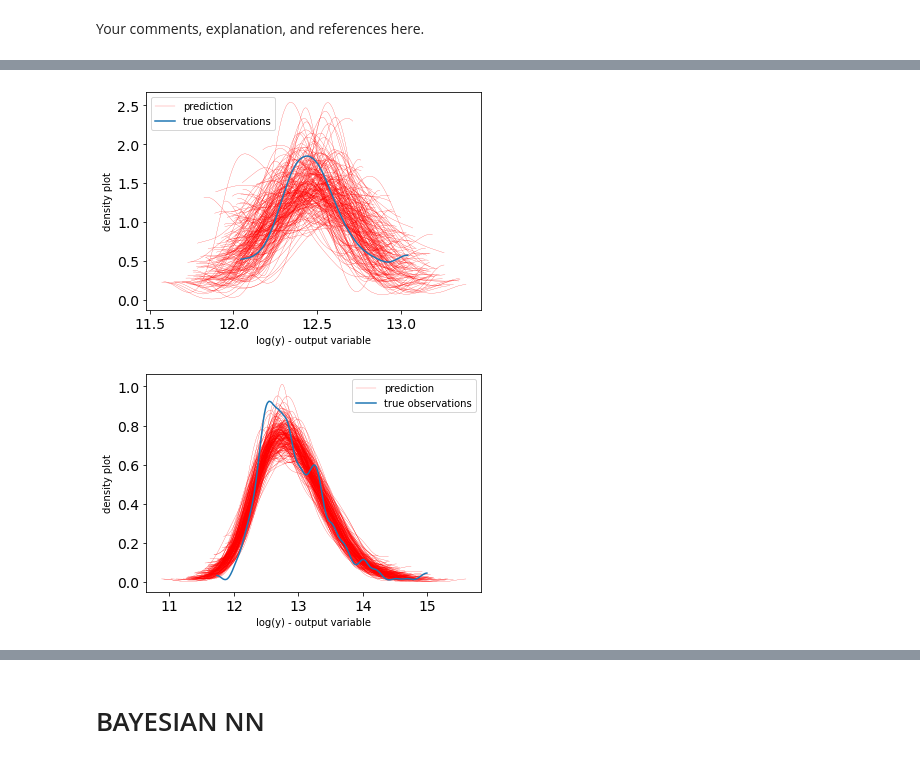
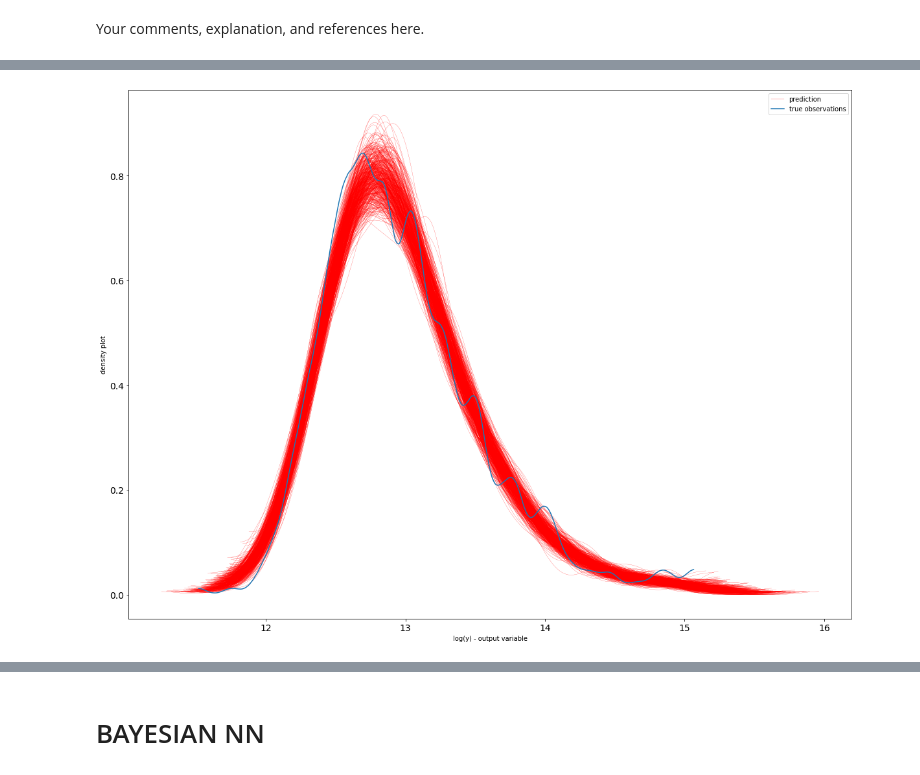
Before and after one commit to aoudjit/aoudjit, a Jupyter notebook: ET5003_KaggleCompetition_Aziz_AOUDJIT_20201281.ipynb, the cells around one changed output, grey strips where cells are left out. Saved outputs shown, nothing was run; the diff lists cells and outputs as text; code cells hidden in the pictures.

```diff
--- a/ET5003_KaggleCompetition_Aziz_AOUDJIT_20201281.ipynb
+++ b/ET5003_KaggleCompetition_Aziz_AOUDJIT_20201281.ipynb
@@ -326,0 +832,7 @@ Your comments, explanation, and references here.
+# %%
+nlp2 = NlpPipeline (X_val.Description,excluded_words)
+data2 = nlp2.build()
+data_df2 = pd.DataFrame(np.array(data2)).add_prefix('C')
+features_val = vectorizer.transform(data_df2.C0)
+reduced_features_val = pca.transform(features_val.toarray())
+print(reduced_features_val.shape)
@@ -326,0 +841,12 @@ Your comments, explanation, and references here.
+# %%
+X_val['Feat1'] = reduced_features_val.T[0]
+X_val['Feat2'] = reduced_features_val.T[1]
+X_val['Feat3'] = reduced_features_val.T[2]
+#X_val['Feat4'] = reduced_features_val.T[3]
+xval_feat = ['Latitude','Longitude','Num_Bathrooms','Num_Beds','Surface','BER_class_enc','Location','Feat1','Feat2','Feat3']
+# dropna: remove missing values
+newX_val = X_val[xval_feat].dropna(axis=0)
+pred_test = reg.predict(newX_val)
+print ("R2 Score =",r2_score(y_val, pred_test))
+print("MAE = ",(np.mean(abs(pred_test - y_val))))
+print("MAPE = ",(np.mean(abs(pred_test - y_val) / y_val)))
@@ -453,13 +931,14 @@ def predict_posterior(Xn,yn,yscaller,nsamples):
 # %%
-Xn0,yn0,yscaller0,ylog0,Xtestn0=clusters(X_train,X_val,y_train,0)
-Ypred0,posterior0=predict_posterior(Xn0,yn0,yscaller0,200)
-Xn1,yn1,yscaller1,ylog1,Xtestn1=clusters(X_train,X_val,y_train,1)
-Ypred1,posterior1=predict_posterior(Xn1,yn1,yscaller1,200)
-Xn2,yn2,yscaller2,ylog2,Xtestn2=clusters(X_train,X_val,y_train,2)
-Ypred2,posterior2=predict_posterior(Xn2,yn2,yscaller2,200)
-Xn3,yn3,yscaller3,ylog3,Xtestn3=clusters(X_train,X_val,y_train,3)
-Ypred3,posterior3=predict_posterior(Xn3,yn3,yscaller3,200)
-Xn4,yn4,yscaller4,ylog4,Xtestn4=clusters(X_train,X_val,y_train,4)
-Ypred4,posterior4=predict_posterior(Xn4,yn4,yscaller4,200)
+
+Xn0,yn0,yscaller0,ylog0,Xtestn0=clusters(np.array(newX_train),np.array(newX_val),np.array(y_train).reshape(-1,1),0)
+Ypred0,posterior0=predict_posterior(Xn0,yn0,yscaller0,500)
+Xn1,yn1,yscaller1,ylog1,Xtestn1=clusters(np.array(newX_train),np.array(newX_val),np.array(y_train).reshape(-1,1),1)
+Ypred1,posterior1=predict_posterior(Xn1,yn1,yscaller1,500)
+Xn2,yn2,yscaller2,ylog2,Xtestn2=clusters(np.array(newX_train),np.array(newX_val),np.array(y_train).reshape(-1,1),2)
+Ypred2,posterior2=predict_posterior(Xn2,yn2,yscaller2,500)
+Xn3,yn3,yscaller3,ylog3,Xtestn3=clusters(np.array(newX_train),np.array(newX_val),np.array(y_train).reshape(-1,1),3)
+Ypred3,posterior3=predict_posterior(Xn3,yn3,yscaller3,500)
+#Xn4,yn4,yscaller4,ylog4,Xtestn4=clusters(X_train,X_val,y_train,4)
+#Ypred4,posterior4=predict_posterior(Xn4,yn4,yscaller4,200)
 # %% [output]
 [interactive output not drawn]
@@ -501,12 +968,10 @@ plot(Ypred3,ylog3)
 # %%
-plot(Ypred4,ylog4)
+#plot(Ypred4,ylog4)
-# %% [output]
-[figure, removed]
 # %%
 # simulation
-Ypred = np.hstack([ Ypred0,Ypred1,Ypred2,Ypred3,Ypred4])
-ylog=np.vstack([ylog0,ylog1,ylog2,ylog3,ylog4])
+Ypred = np.hstack([ Ypred0,Ypred1,Ypred2,Ypred3])
+ylog=np.vstack([ylog0,ylog1,ylog2,ylog3])
 
 plot(Ypred,ylog)
 # %% [output]
-[figure, old version]
+[figure, new version]
```
Also changed, not shown: parts of 113 cells of this notebook.
